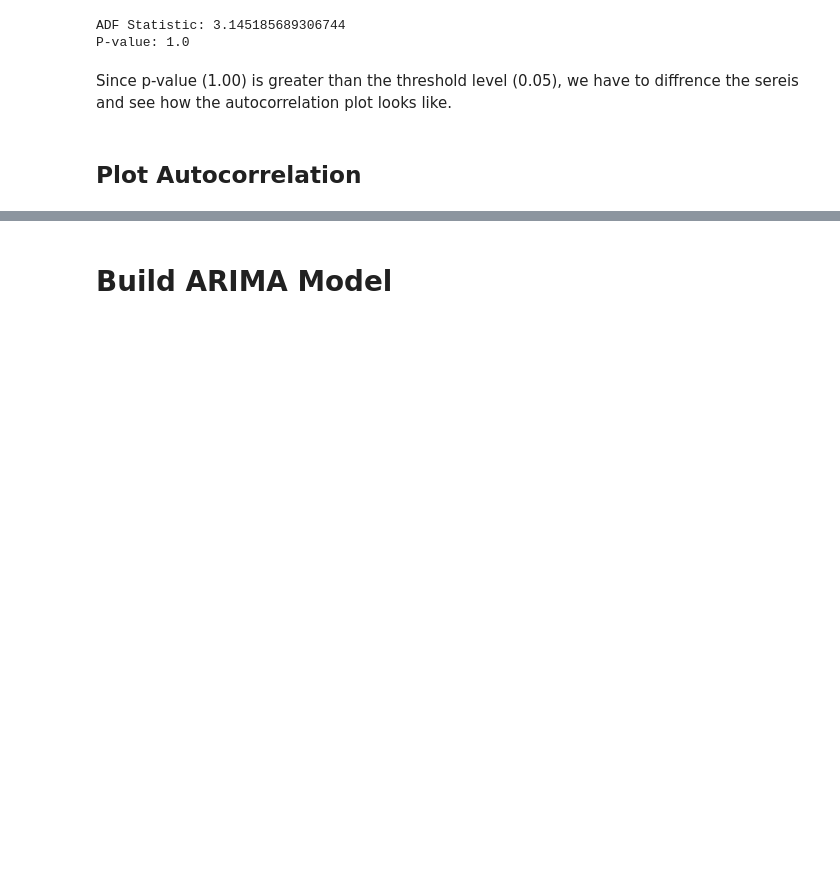
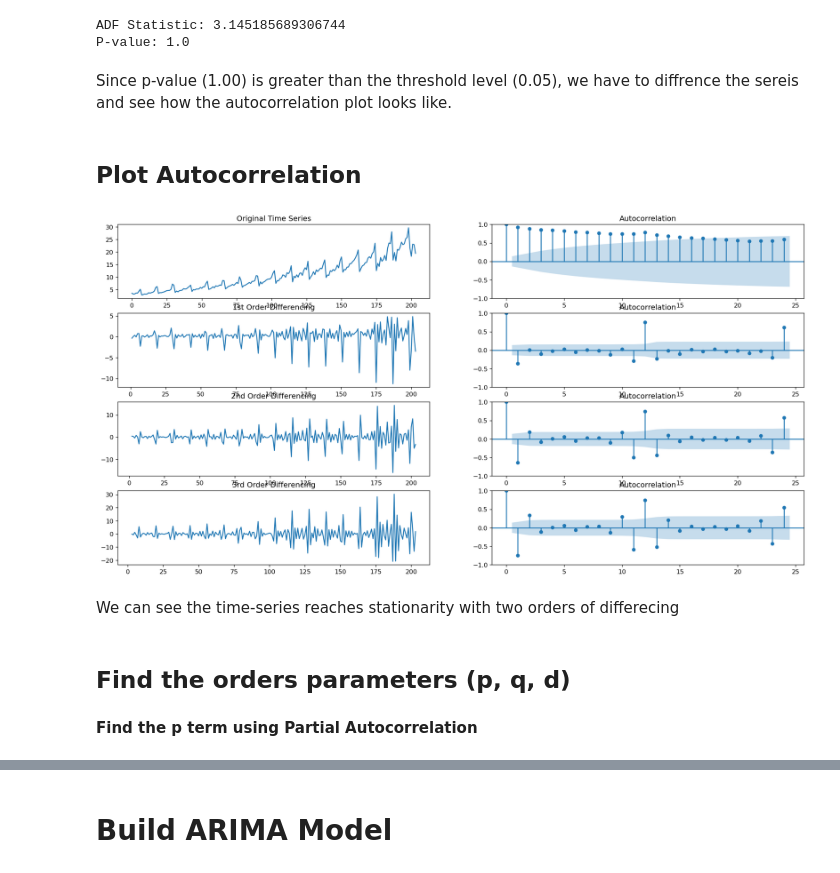
Before and after one commit to neemiasbsilva/datascience-portfolio, a Jupyter notebook: forecasting/notebooks/02_NBS_arima_model.ipynb, the cells around one changed output, grey strips where cells are left out. Drawn from its saved outputs; the diff is of its cells as text; code cells hidden in the pictures; blank space fills up the shorter version.

```diff
--- a/forecasting/notebooks/02_NBS_arima_model.ipynb
+++ b/forecasting/notebooks/02_NBS_arima_model.ipynb
@@ -73,3 +74,5 @@ Data columns (total 2 columns):
  1   value   204 non-null    float64
 dtypes: float64(1), object(1)
 memory usage: 3.3+ KB
+# %%
+df["date"] = pd.to_datetime(df["date"])
@@ -91,13 +106,37 @@ Since p-value (1.00) is greater than the threshold level (0.05), we have to diff
 # %% [markdown]
 ## Plot Autocorrelation
 # %%
-def plot_autocorrelation(df: pd.DataFrame, title: str):
+def plot_autocorrelation(df: pd.DataFrame):
     """ This function plot the differences until thrid differencing.
 
     Arguments:
         df (pd.DataFrame): Dataframe contained the time-series feature.
     """
 
-    fig, ax = plt.subplot(4, 2, figsize=(20, 6), dpi=120)
+    fig, ax = plt.subplots(4, 2, figsize=(20, 10), dpi=120)
     ax[0, 0].plot(df.value); ax[0, 0].set_title("Original Time Series")
     plot_acf(df.value, ax=ax[0, 1])
+
+    # 1st Differencing
+    ax[1, 0].plot(df.value.diff()); ax[1, 0].set_title("1st Order Differencing")
+    plot_acf(df.value.diff().dropna(), ax=ax[1, 1])
+
+
+    # 2nd Differencing
+    ax[2, 0].plot(df.value.diff().diff()); ax[2, 0].set_title("2nd Order Differencing")
+    plot_acf(df.value.diff().diff().dropna(), ax=ax[2, 1])
+
+
+    # 3rd Differencing
+    ax[3, 0].plot(df.value.diff().diff().diff()); ax[3, 0].set_title("3rd Order Differencing")
+    plot_acf(df.value.diff().diff().diff().dropna(), ax=ax[3, 1])
+# %%
+plot_autocorrelation(df)
+# %% [output]
+[figure, added]
+# %% [markdown]
+We can see the time-series reaches stationarity with two orders of differecing
+# %% [markdown]
+## Find the orders parameters (p, q, d)
+# %% [markdown]
+**Find the p term using Partial Autocorrelation**
```
Also changed, not shown: parts of 21 cells of this notebook.
